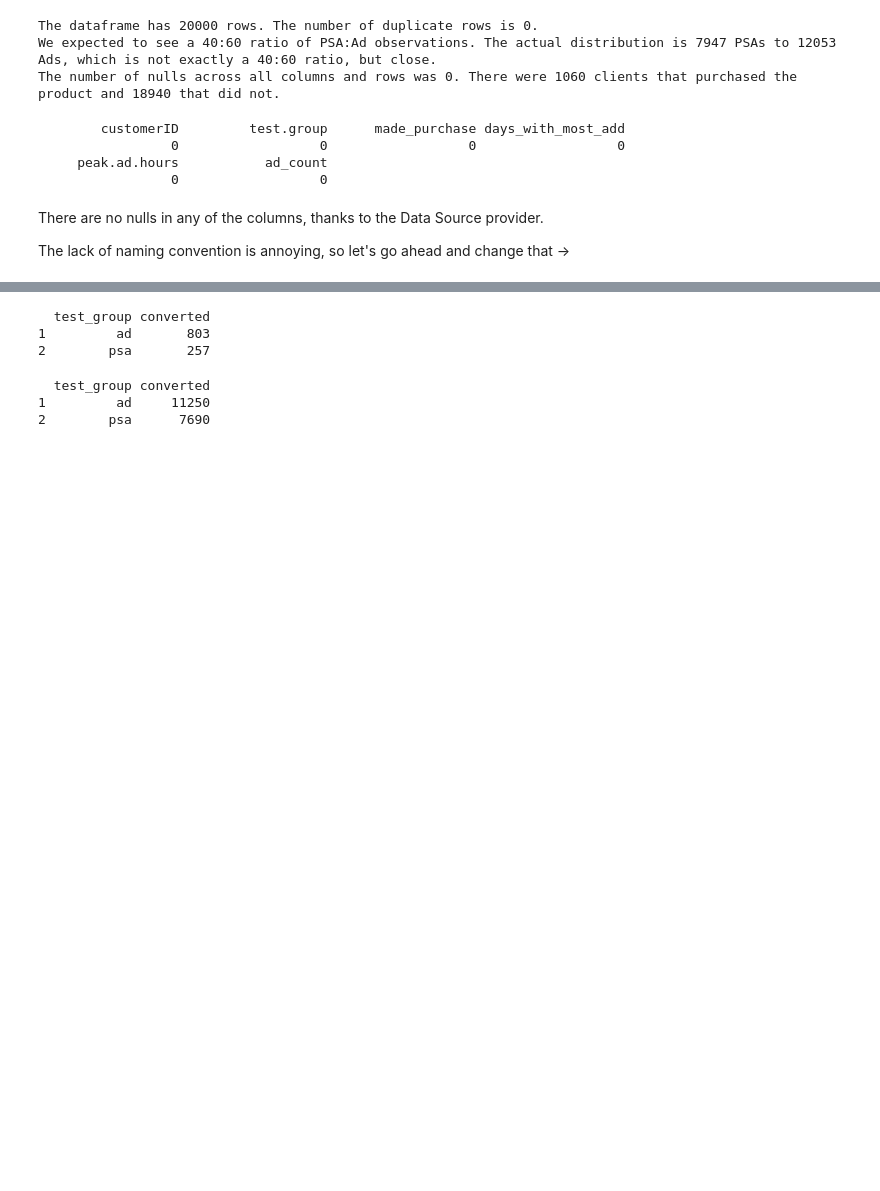
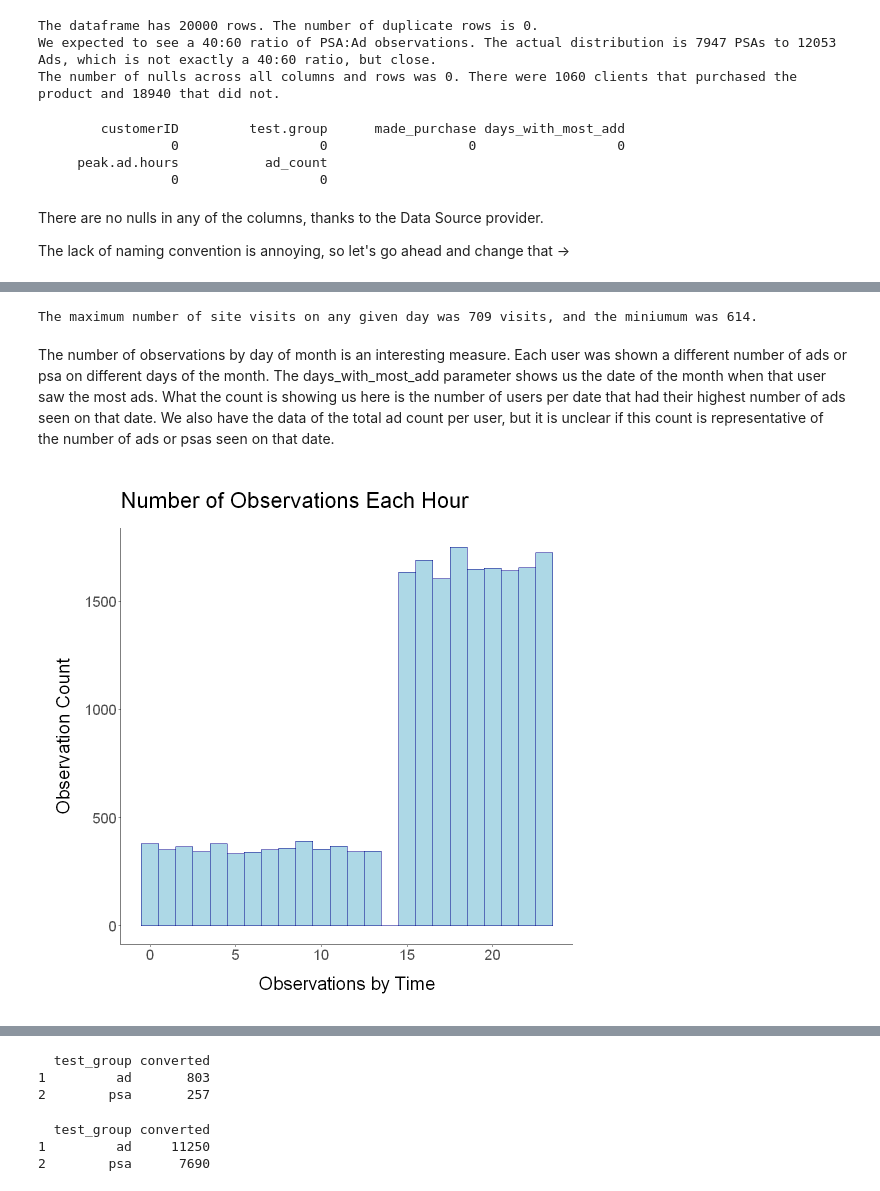
Before and after one commit to FreshOats/Bayesian_Marketing_Analysis, a Jupyter notebook: Bayesian_Marketing_Analysis.ipynb, the cells around one changed output, grey strips where cells are left out. Drawn from its saved outputs; the diff is of its cells as text; code cells hidden in the pictures; blank space fills up the shorter version.

```diff
--- a/Bayesian_Marketing_Analysis.ipynb
+++ b/Bayesian_Marketing_Analysis.ipynb
@@ -153,0 +203,24 @@ head(ab)
+# %%
+# Find the maximum and minimum number of value counts
+counts <- ab %>% count(date_with_most_impressions)
+
+cat(sprintf("The maximum number of site visits on any given day was %d visits, and the miniumum was %d.\n", max(counts[2]), min(counts[2])))
+# %% [output]
+The maximum number of site visits on any given day was 709 visits, and the miniumum was 614.
+# %% [markdown]
+The number of observations by day of month is an interesting measure. Each user was shown a different number of ads or psa on different days of the month. The days_with_most_add parameter shows us the date of the month when that user saw the most ads. What the count is showing us here is the number of users per date that had their highest number of ads seen on that date. We also have the data of the total ad count per user, but it is unclear if this count is representative of the number of ads or psas seen on that date.
+# %%
+ggplot(data = ab, aes(x = time_with_most_impressions)) +
+  geom_histogram(bins = 24, color = 'darkblue', fill = 'lightblue') +
+  labs(
+        x = "Observations by Time",
+        y = "Observation Count",
+        title = "Number of Observations Each Hour"
+    ) +
+    theme_classic() +
+    theme(text = element_text(size = 22)) +
+    theme(plot.title = element_text(margin = margin(20,0,20,0))
+        , axis.title.x = element_text(margin = margin(15,0,15,0))
+        , axis.title.y = element_text(margin = margin(0,15,0,15)))
+# %% [output]
+[figure, added]
```
Also changed, not shown: parts of 26 cells of this notebook, 3 other files.
